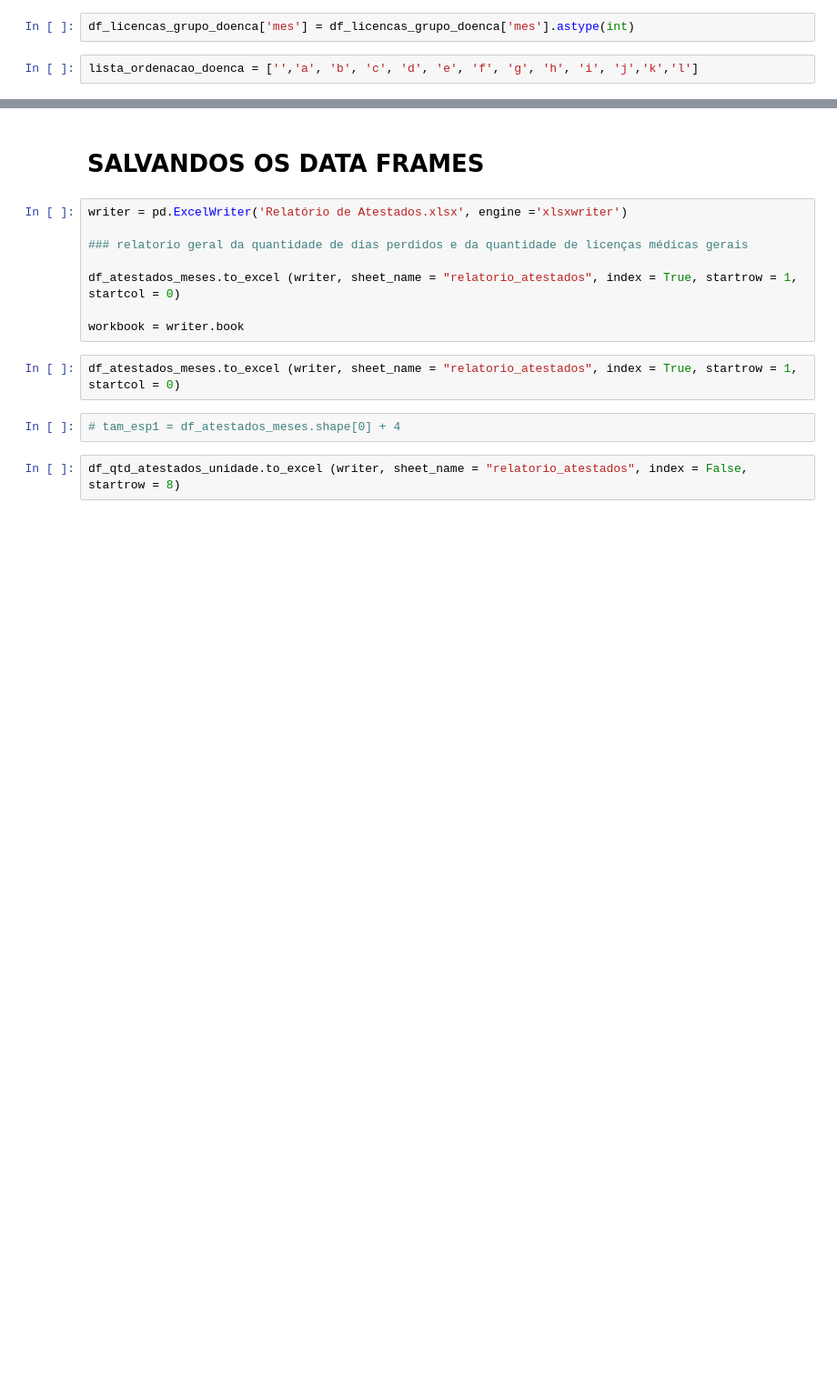
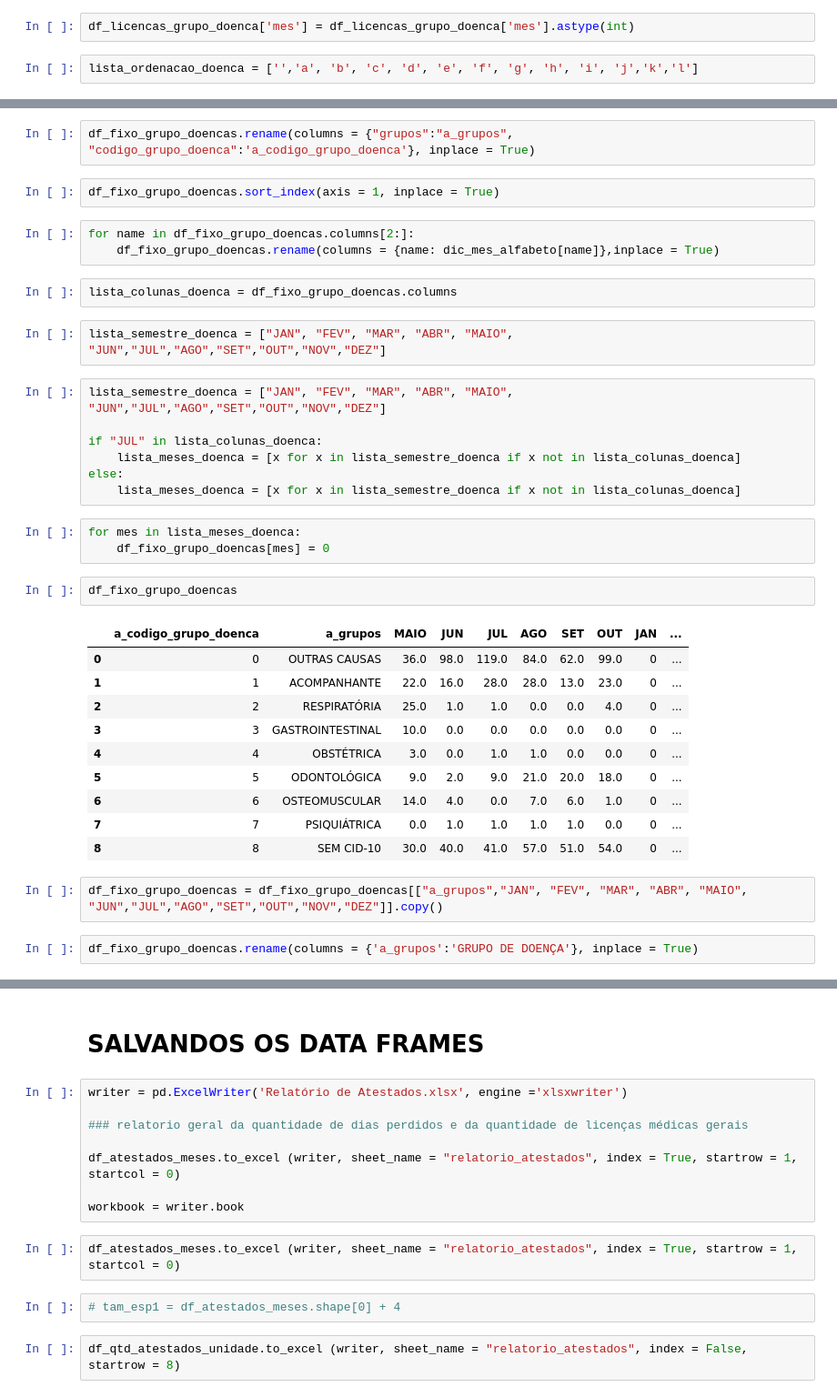
Before and after one commit to pamelaotero/servico_medico, a Jupyter notebook: servico_medico.ipynb, the cells around one changed output, grey strips where cells are left out. Shown: that part at 91% size. Drawn from its saved outputs; the diff is of its cells as text; blank space fills up the shorter version.

```diff
--- a/servico_medico.ipynb
+++ b/servico_medico.ipynb
@@ -913,0 +930,38 @@ dicionario_doencas
+# %%
+df_fixo_grupo_doencas.rename(columns = {"grupos":"a_grupos", "codigo_grupo_doenca":'a_codigo_grupo_doenca'}, inplace = True)
+# %%
+df_fixo_grupo_doencas.sort_index(axis = 1, inplace = True)
+# %%
+for name in df_fixo_grupo_doencas.columns[2:]:
+    df_fixo_grupo_doencas.rename(columns = {name: dic_mes_alfabeto[name]},inplace = True)
+# %%
+lista_colunas_doenca = df_fixo_grupo_doencas.columns
+# %%
+lista_semestre_doenca = ["JAN", "FEV", "MAR", "ABR", "MAIO", "JUN","JUL","AGO","SET","OUT","NOV","DEZ"]
+# %%
+lista_semestre_doenca = ["JAN", "FEV", "MAR", "ABR", "MAIO", "JUN","JUL","AGO","SET","OUT","NOV","DEZ"]
+
+if "JUL" in lista_colunas_doenca:
+    lista_meses_doenca = [x for x in lista_semestre_doenca if x not in lista_colunas_doenca]
+else:
+    lista_meses_doenca = [x for x in lista_semestre_doenca if x not in lista_colunas_doenca]
+# %%
+for mes in lista_meses_doenca:
+    df_fixo_grupo_doencas[mes] = 0
+# %%
+df_fixo_grupo_doencas
+# %% [output]
+|  | a_codigo_grupo_doenca | a_grupos | MAIO | JUN | JUL | AGO | SET | OUT | JAN | ... |
+| 0 | 0 | OUTRAS CAUSAS | 36.0 | 98.0 | 119.0 | 84.0 | 62.0 | 99.0 | 0 | ... |
+| 1 | 1 | ACOMPANHANTE | 22.0 | 16.0 | 28.0 | 28.0 | 13.0 | 23.0 | 0 | ... |
+| 2 | 2 | RESPIRATÓRIA | 25.0 | 1.0 | 1.0 | 0.0 | 0.0 | 4.0 | 0 | ... |
+| 3 | 3 | GASTROINTESTINAL | 10.0 | 0.0 | 0.0 | 0.0 | 0.0 | 0.0 | 0 | ... |
+| 4 | 4 | OBSTÉTRICA | 3.0 | 0.0 | 1.0 | 1.0 | 0.0 | 0.0 | 0 | ... |
+| 5 | 5 | ODONTOLÓGICA | 9.0 | 2.0 | 9.0 | 21.0 | 20.0 | 18.0 | 0 | ... |
+| 6 | 6 | OSTEOMUSCULAR | 14.0 | 4.0 | 0.0 | 7.0 | 6.0 | 1.0 | 0 | ... |
+| 7 | 7 | PSIQUIÁTRICA | 0.0 | 1.0 | 1.0 | 1.0 | 1.0 | 0.0 | 0 | ... |
+| 8 | 8 | SEM CID-10 | 30.0 | 40.0 | 41.0 | 57.0 | 51.0 | 54.0 | 0 | ... |
+# %%
+df_fixo_grupo_doencas = df_fixo_grupo_doencas[["a_grupos","JAN", "FEV", "MAR", "ABR", "MAIO", "JUN","JUL","AGO","SET","OUT","NOV","DEZ"]].copy()
+# %%
+df_fixo_grupo_doencas.rename(columns = {'a_grupos':'GRUPO DE DOENÇA'}, inplace = True)
```
Also changed, not shown: parts of 18 cells of this notebook.
